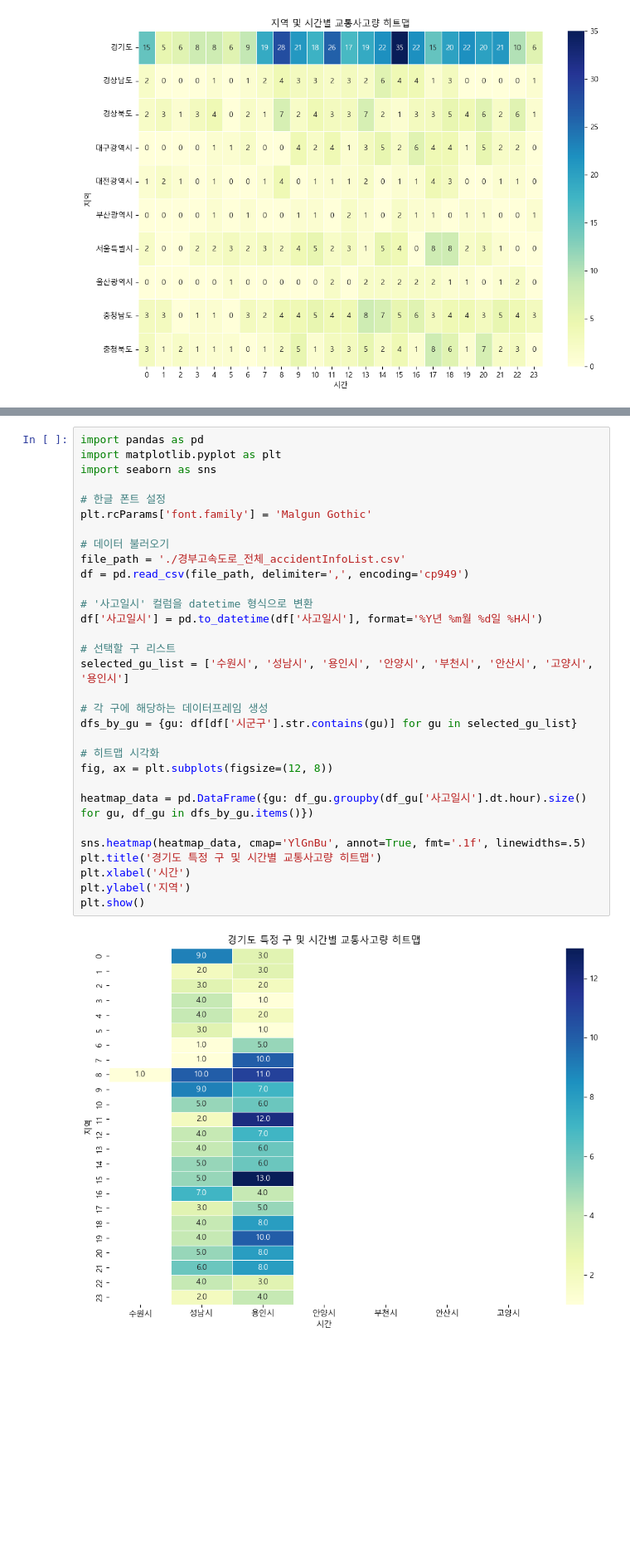
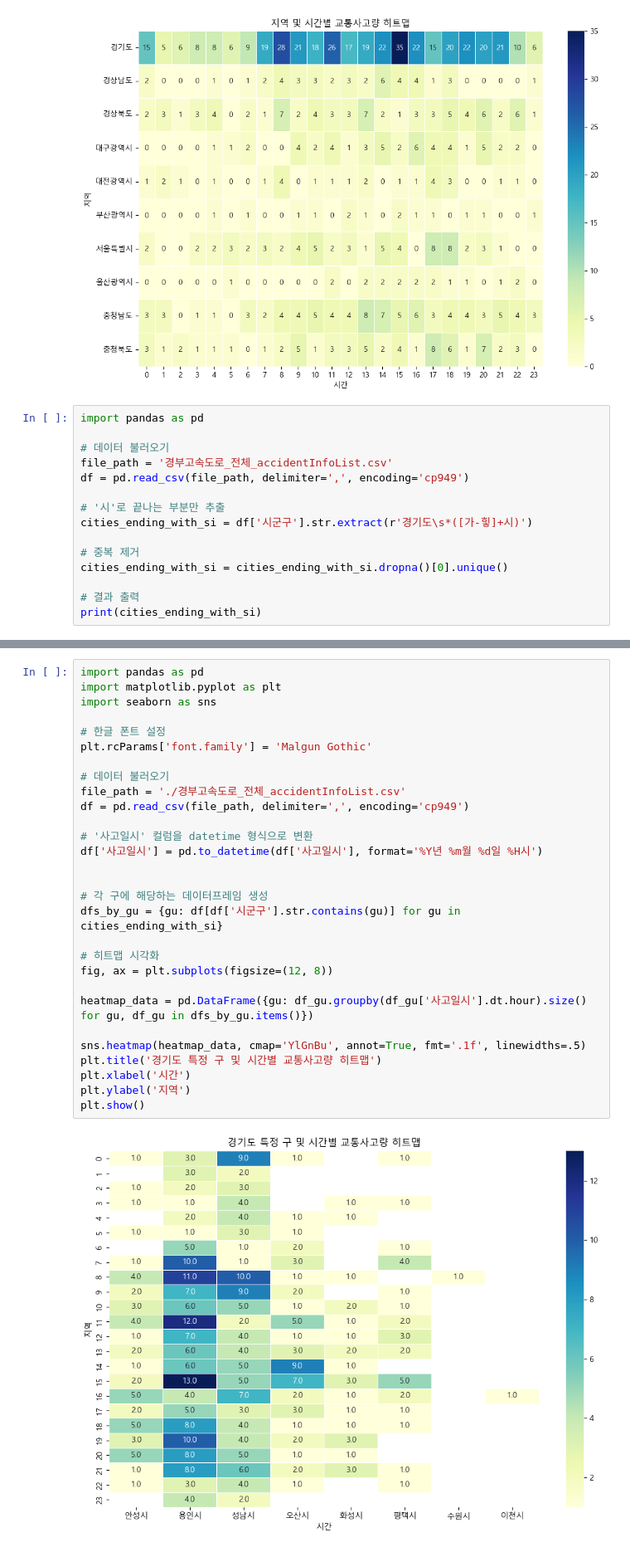
Before and after one commit to ssasdfccaf/Weather-and-traffic-accidents, a Jupyter notebook: 김경태/2022경부고속도로교통사고/2022고속도로별사고.ipynb, the cells around one changed output, grey strips where cells are left out. Shown at 83% size. Drawn from its saved outputs; the diff is of its cells as text; blank space fills up the shorter version.

```diff
--- a/third.ipynb
+++ b/김경태/2022경부고속도로교통사고/2022고속도로별사고.ipynb
@@ -446,3 +446,18 @@ plt.ylabel('지역')
 plt.show()
 # %% [output]
 [figure]
+# %%
+import pandas as pd
+
+# 데이터 불러오기
+file_path = '경부고속도로_전체_accidentInfoList.csv'
+df = pd.read_csv(file_path, delimiter=',', encoding='cp949')
+
+# '시'로 끝나는 부분만 추출
+cities_ending_with_si = df['시군구'].str.extract(r'경기도\s*([가-힣]+시)')
+
+# 중복 제거
+cities_ending_with_si = cities_ending_with_si.dropna()[0].unique()
+
+# 결과 출력
+print(cities_ending_with_si)
@@ -449,33 +466,31 @@ plt.show()
 # %%
 import pandas as pd
 import matplotlib.pyplot as plt
 import seaborn as sns
 
 # 한글 폰트 설정
 plt.rcParams['font.family'] = 'Malgun Gothic'
 
 # 데이터 불러오기
 file_path = './경부고속도로_전체_accidentInfoList.csv'
 df = pd.read_csv(file_path, delimiter=',', encoding='cp949')
 
 # '사고일시' 컬럼을 datetime 형식으로 변환
 df['사고일시'] = pd.to_datetime(df['사고일시'], format='%Y년 %m월 %d일 %H시')
 
-# 선택할 구 리스트
-selected_gu_list = ['수원시', '성남시', '용인시', '안양시', '부천시', '안산시', '고양시', '용인시']
 
 # 각 구에 해당하는 데이터프레임 생성
-dfs_by_gu = {gu: df[df['시군구'].str.contains(gu)] for gu in selected_gu_list}
+dfs_by_gu = {gu: df[df['시군구'].str.contains(gu)] for gu in cities_ending_with_si}
 
 # 히트맵 시각화
 fig, ax = plt.subplots(figsize=(12, 8))
 
 heatmap_data = pd.DataFrame({gu: df_gu.groupby(df_gu['사고일시'].dt.hour).size() for gu, df_gu in dfs_by_gu.items()})
 
 sns.heatmap(heatmap_data, cmap='YlGnBu', annot=True, fmt='.1f', linewidths=.5)
 plt.title('경기도 특정 구 및 시간별 교통사고량 히트맵')
 plt.xlabel('시간')
 plt.ylabel('지역')
 plt.show()
 # %% [output]
-[figure, old version]
+[figure, new version]
```
Also changed, not shown: parts of 3 cells of this notebook, 49 other files.
